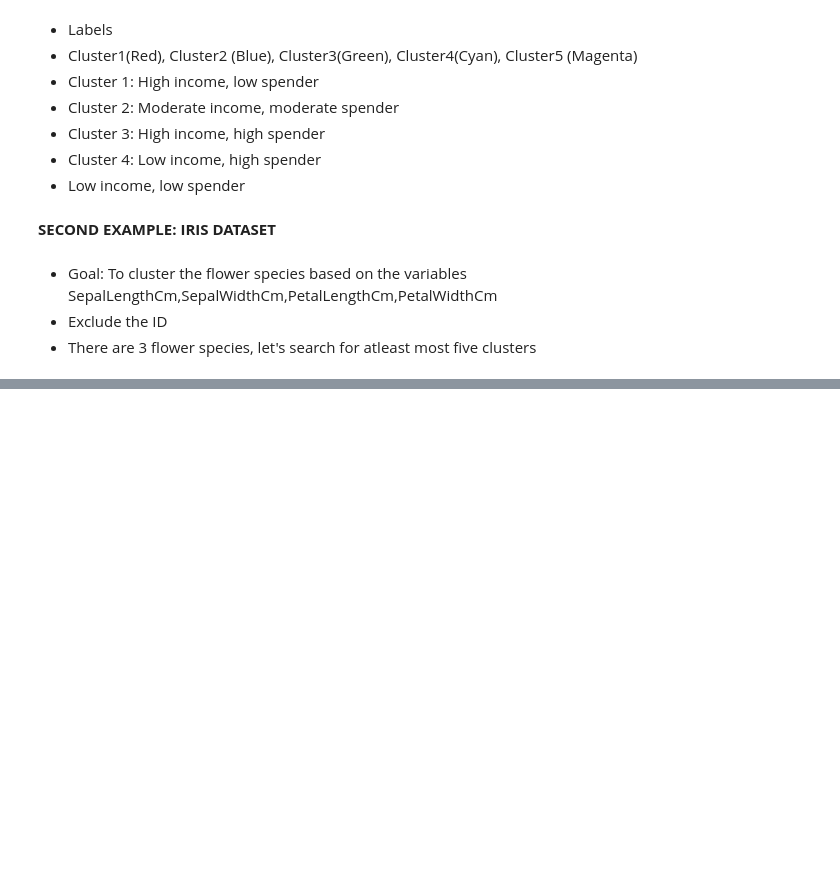
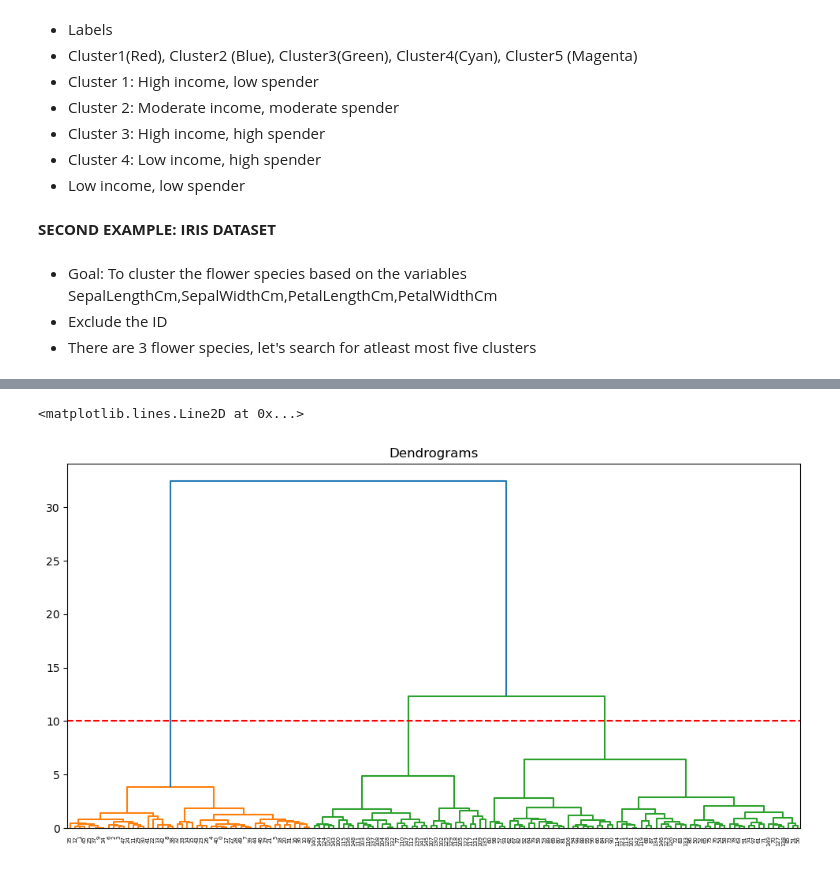
Before and after one commit to GenoJ83/Big-Data-Mining-and-Analytics, a Jupyter notebook: Practical 6_Clustering_USL/Practical 6_Clustering_USL/Practical 6_Clustering.ipynb, the cells around one changed output, grey strips where cells are left out. Drawn from its saved outputs; the diff is of its cells as text; code cells hidden in the pictures; blank space fills up the shorter version.

```diff
--- a/Practical 6_Clustering_USL/Practical 6_Clustering_USL/Practical 6_Clustering.ipynb
+++ b/Practical 6_Clustering_USL/Practical 6_Clustering_USL/Practical 6_Clustering.ipynb
@@ -296,0 +323,8 @@ plt.show()
+# %%
+plt.figure(figsize=(12, 6))
+plt.title("Dendrograms")
+dend = sch.dendrogram(sch.linkage(X, method='ward'))
+plt.axhline(y=10, color='r', linestyle='--')
+# %% [output]
+<matplotlib.lines.Line2D at 0x...>
+[figure, added]
```
Also changed, not shown: parts of 16 cells of this notebook, 1 other file.
